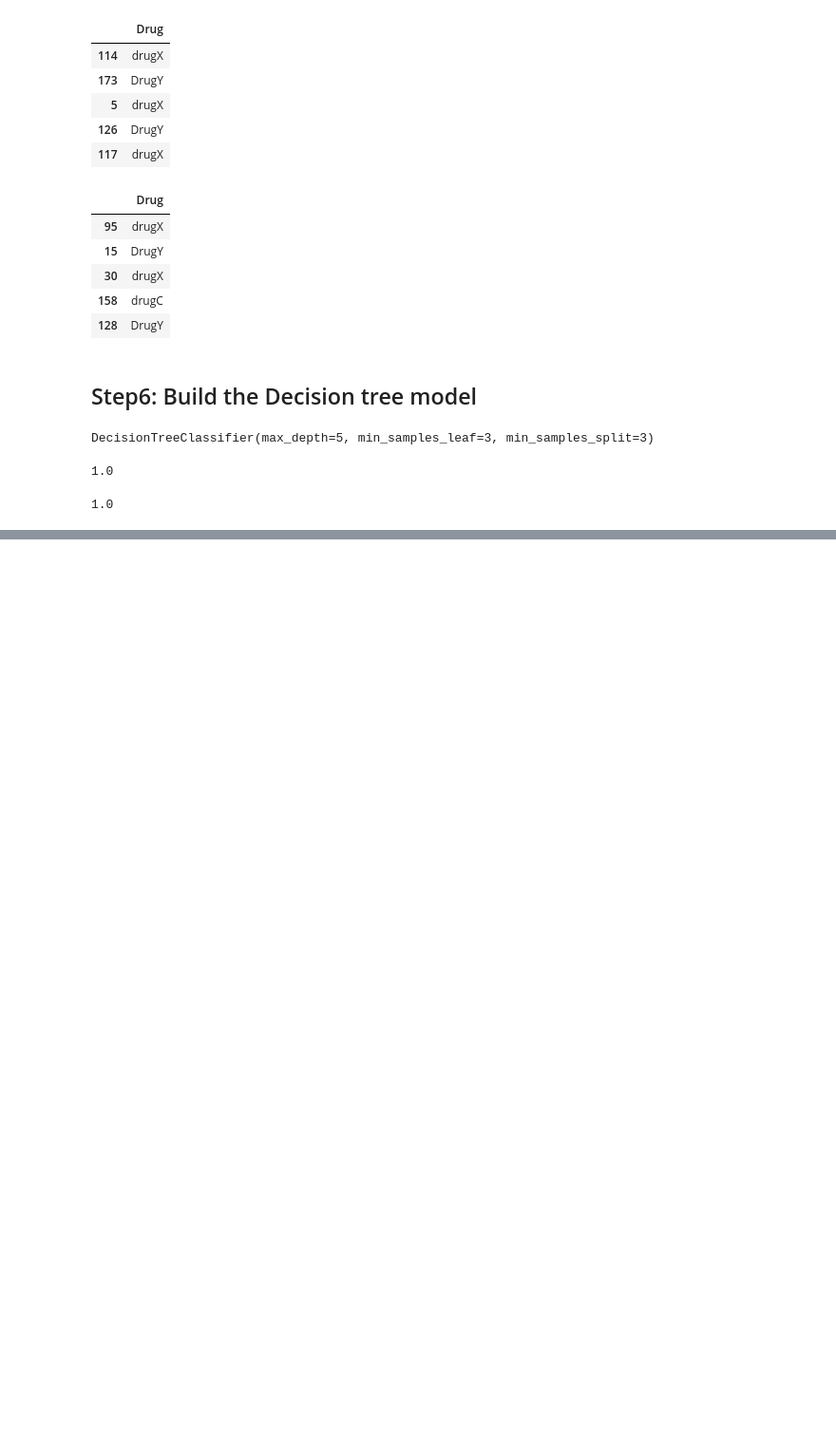
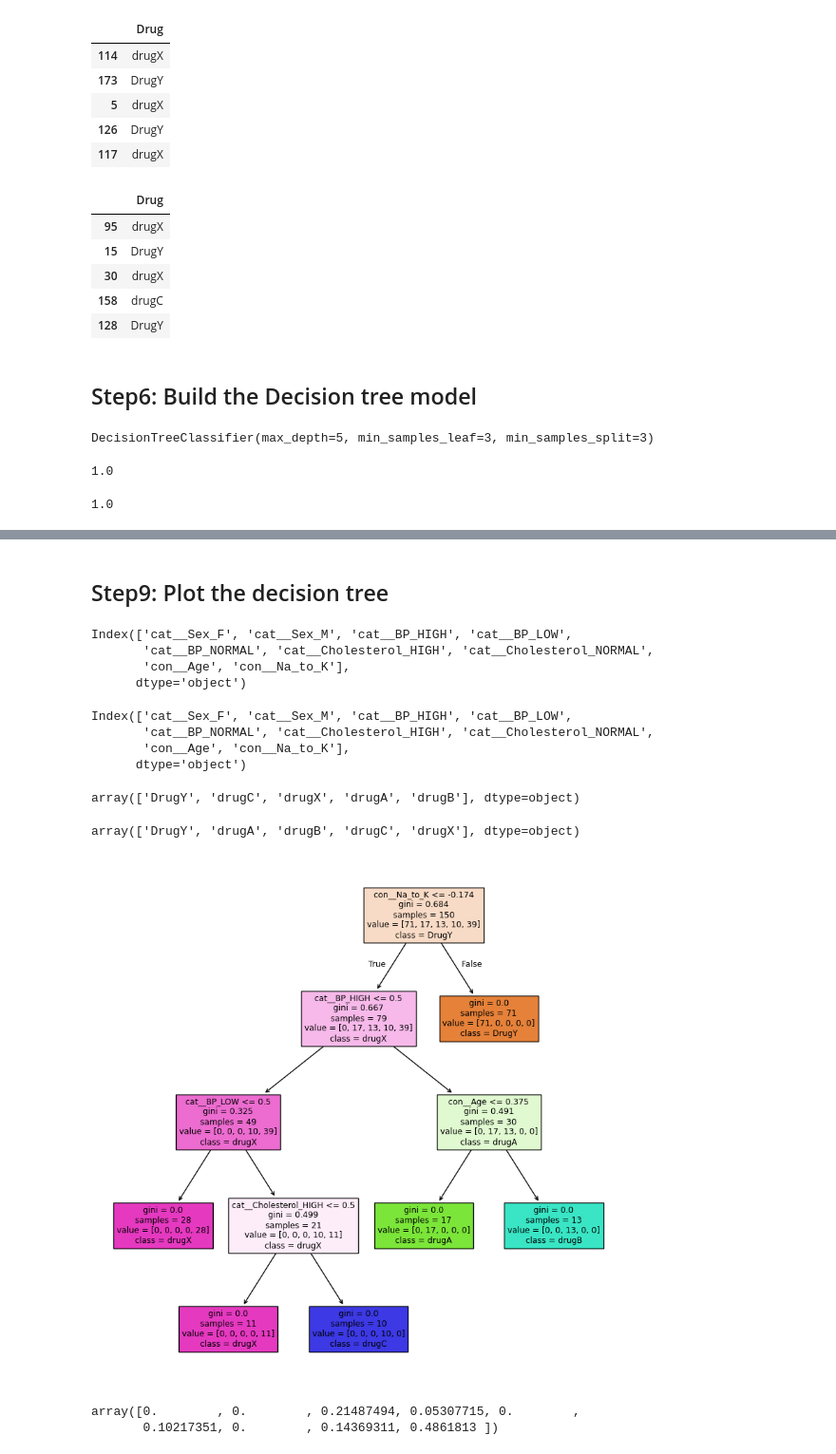
Before and after one commit to Akshay8055143/Machine_Learning_1418, a Jupyter notebook: Decision Trees/Decision Trees Classifier.ipynb, the cells around one changed output, grey strips where cells are left out. Shown: that part at 95% size. Cells and saved outputs as stored; diff of their text form; code cells hidden in the pictures; blank space fills up the shorter version.

```diff
--- a/Decision Trees/Decision Trees Classifier.ipynb
+++ b/Decision Trees/Decision Trees Classifier.ipynb
@@ -217,0 +308,2 @@ dtc.score(xtest,ytest)
+# %% [markdown]
+## Step9: Plot the decision tree
@@ -217,0 +313,34 @@ dtc.score(xtest,ytest)
+# %%
+xtrain.columns
+# %% [output]
+Index(['cat__Sex_F', 'cat__Sex_M', 'cat__BP_HIGH', 'cat__BP_LOW',
+       'cat__BP_NORMAL', 'cat__Cholesterol_HIGH', 'cat__Cholesterol_NORMAL',
+       'con__Age', 'con__Na_to_K'],
+      dtype='object')
+# %%
+fea_names = xtrain.columns
+fea_names
+# %% [output]
+Index(['cat__Sex_F', 'cat__Sex_M', 'cat__BP_HIGH', 'cat__BP_LOW',
+       'cat__BP_NORMAL', 'cat__Cholesterol_HIGH', 'cat__Cholesterol_NORMAL',
+       'con__Age', 'con__Na_to_K'],
+      dtype='object')
+# %%
+Y['Drug'].unique()
+# %% [output]
+array(['DrugY', 'drugC', 'drugX', 'drugA', 'drugB'], dtype=object)
+# %%
+best_dtc.classes_
+# %% [output]
+array(['DrugY', 'drugA', 'drugB', 'drugC', 'drugX'], dtype=object)
+# %%
+plt.figure(figsize=(10,10))
+plot_tree(best_dtc,feature_names=fea_names,class_names=best_dtc.classes_,filled=True)
+plt.show()
+# %% [output]
+[figure, added]
+# %%
+best_dtc.feature_importances_
+# %% [output]
+array([0.        , 0.        , 0.21487494, 0.05307715, 0.        ,
+       0.10217351, 0.        , 0.14369311, 0.4861813 ])
```
Also changed, not shown: parts of 31 cells of this notebook, 1 other file.
